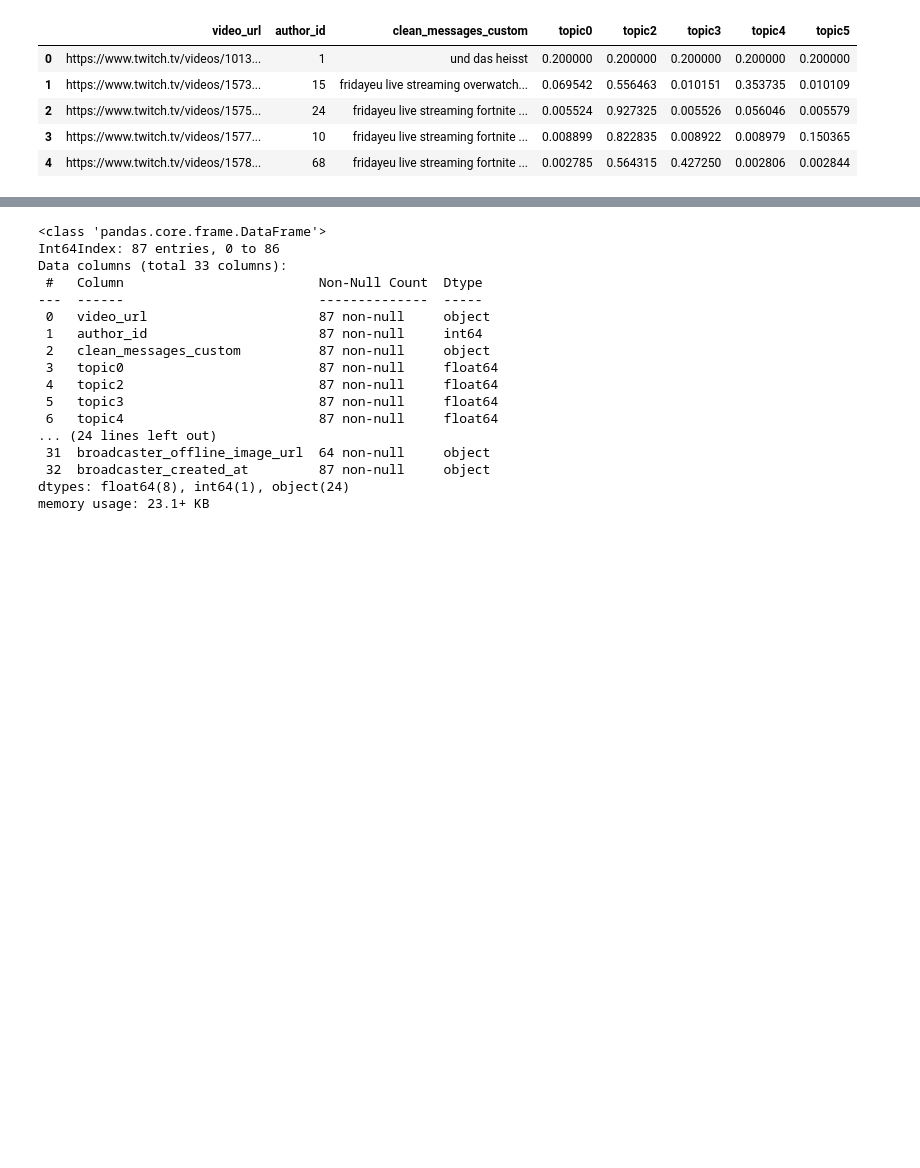
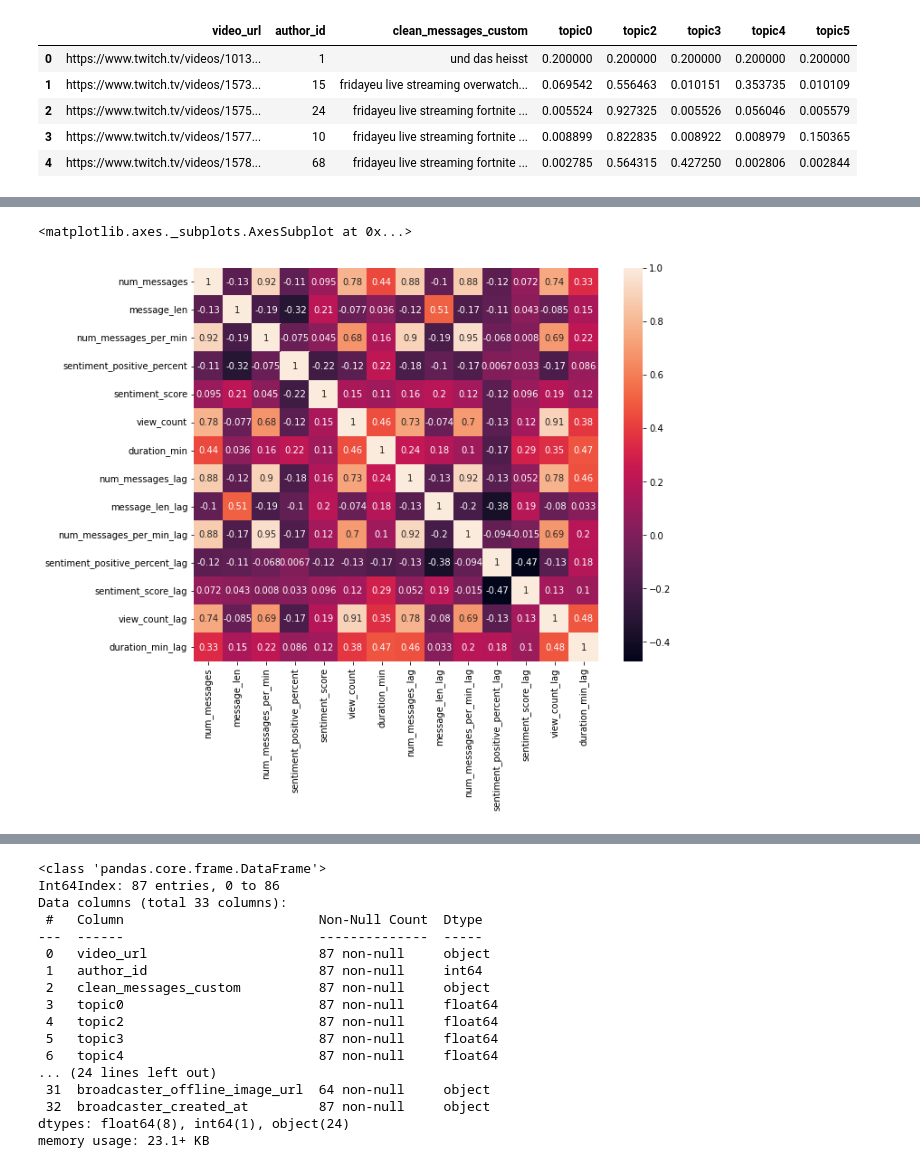
Before and after one commit to pearl-yu/twitch_project, a Jupyter notebook: independent_variable_chat_exploration.ipynb, the cells around one changed output, grey strips where cells are left out. Saved outputs shown, nothing was run; the diff lists cells and outputs as text; code cells hidden in the pictures; blank space fills up the shorter version.

```diff
--- a/independent_variable_chat_exploration.ipynb
+++ b/independent_variable_chat_exploration.ipynb
@@ -183,0 +182,3 @@ chat_features_df.head()
+# %%
+chat_features_df['video_id'] = chat_features_df['video_url'].str.strip().str[-10:]
+chat_features_df.head()
@@ -452,4 +464,5 @@ chat_topic_df['video_id'] = chat_topic_df['video_url'].str.strip().str[-10:]
 # %%
-video_df = pd.read_csv('video_df_merge.csv')
-video_df.columns
+video_df = pd.read_csv('video_df_merge.csv',index_col= 0)
+print(video_df.columns)
+video_df.head(2)
 # %% [output]
@@ -462,0 +489,3 @@ Index(['Unnamed: 0', 'id', 'stream_id', 'user_id', 'user_login', 'user_name',
+# %%
+features_vid_df = pd.merge(chat_features_df, video_df, how="left", left_on='video_id',right_on = 'id')
+features_vid_df.columns
@@ -462,0 +502,14 @@ Index(['Unnamed: 0', 'id', 'stream_id', 'user_id', 'user_login', 'user_name',
+# %%
+# set index: https://www.geeksforgeeks.org/python-pandas-dataframe-set_index/
+features_vid_df.set_index(["user_id", "video_id"], inplace = True,
+                            append = True, drop = False)
+# sort: https://stackoverflow.com/questions/27842613/pandas-groupby-then-sort-within-groups
+features_vid_df = features_vid_df.sort_values(['created_at'],ascending=False)
+features_vid_df['created_at'].head()
+
+features_vid_df.drop('muted_segments', axis=1, inplace=True)
+
+# create lag
+shifted = features_vid_df.groupby(level="user_id").shift(-1)
+features_vid_df_lag = features_vid_df.join(shifted.rename(columns=lambda x: x+"_lag"))
+features_vid_df_lag.columns
@@ -462,0 +535,9 @@ Index(['Unnamed: 0', 'id', 'stream_id', 'user_id', 'user_login', 'user_name',
+# %%
+import seaborn as sns
+import matplotlib.pyplot as plt
+
+fig, ax = plt.subplots(figsize=(10,8))
+sns.heatmap(features_vid_df_lag.corr(), annot=True)
+# %% [output]
+<matplotlib.axes._subplots.AxesSubplot at 0x...>
+[figure, added]
```
Also changed, not shown: parts of 20 cells of this notebook.
